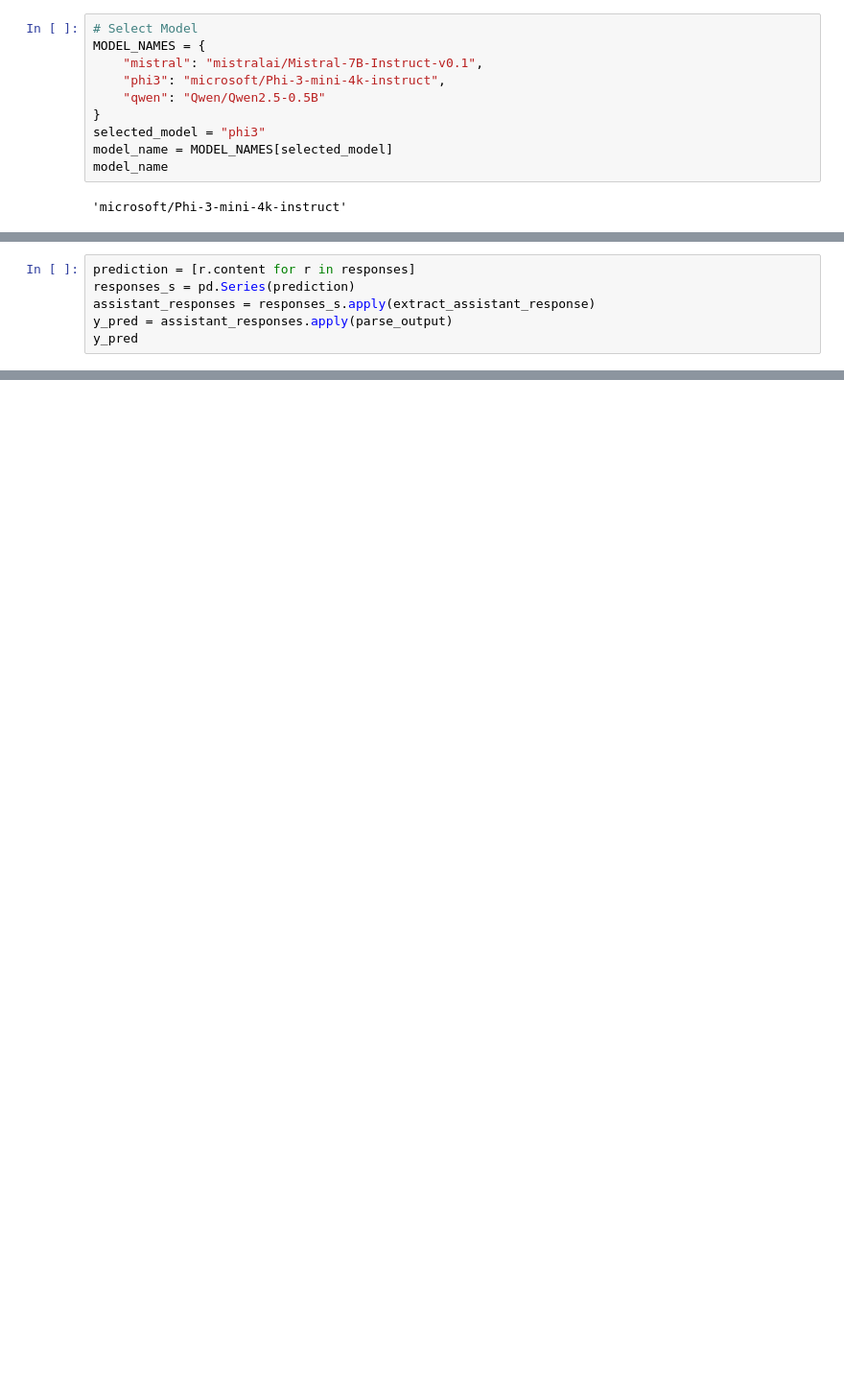
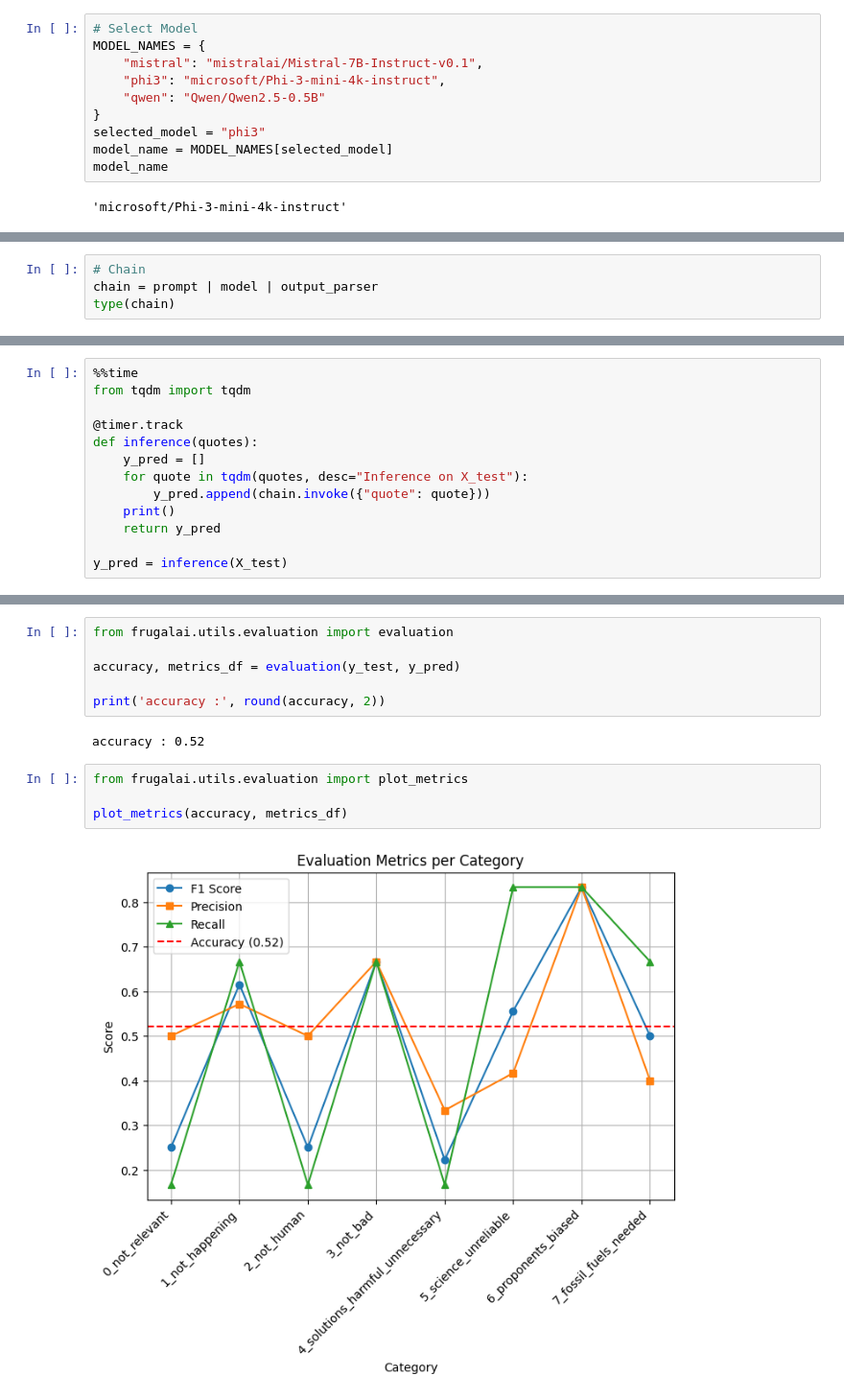
Before and after one commit to Arivima/frugal-ai-challenge, a Jupyter notebook: training/Langchain_Baseline.ipynb, the cells around one changed output, grey strips where cells are left out. Shown: that part at 96% size. Saved outputs shown, nothing was run; the diff lists cells and outputs as text; blank space fills up the shorter version.

Commit message:
started packaging utils + baseline langchain is functionnal

```diff
--- a/training/Langchain_Baseline.ipynb
+++ b/training/Langchain_Baseline.ipynb
@@ -315,6 +124,0 @@ def extract_assistant_response(response : str):
-# %%
-prediction = [r.content for r in responses]
-responses_s = pd.Series(prediction)
-assistant_responses = responses_s.apply(extract_assistant_response)
-y_pred = assistant_responses.apply(parse_output)
-y_pred
@@ -403,0 +347,4 @@ performance
+# %%
+# Chain
+chain = prompt | model | output_parser
+type(chain)
@@ -403,0 +399,13 @@ performance
+# %%
+%%time
+from tqdm import tqdm
+
+@timer.track
+def inference(quotes):
+    y_pred = []
+    for quote in tqdm(quotes, desc="Inference on X_test"):
+        y_pred.append(chain.invoke({"quote": quote}))
+    print()
+    return y_pred
+
+y_pred = inference(X_test)
@@ -403,0 +475,14 @@ performance
+# %%
+from frugalai.utils.evaluation import evaluation
+
+accuracy, metrics_df = evaluation(y_test, y_pred)
+
+print('accuracy :', round(accuracy, 2))
+# %% [output]
+accuracy : 0.52
+# %%
+from frugalai.utils.evaluation import plot_metrics
+
+plot_metrics(accuracy, metrics_df)
+# %% [output]
+[figure, added]
```
Also changed, not shown: parts of 74 cells of this notebook, 16 other files.
